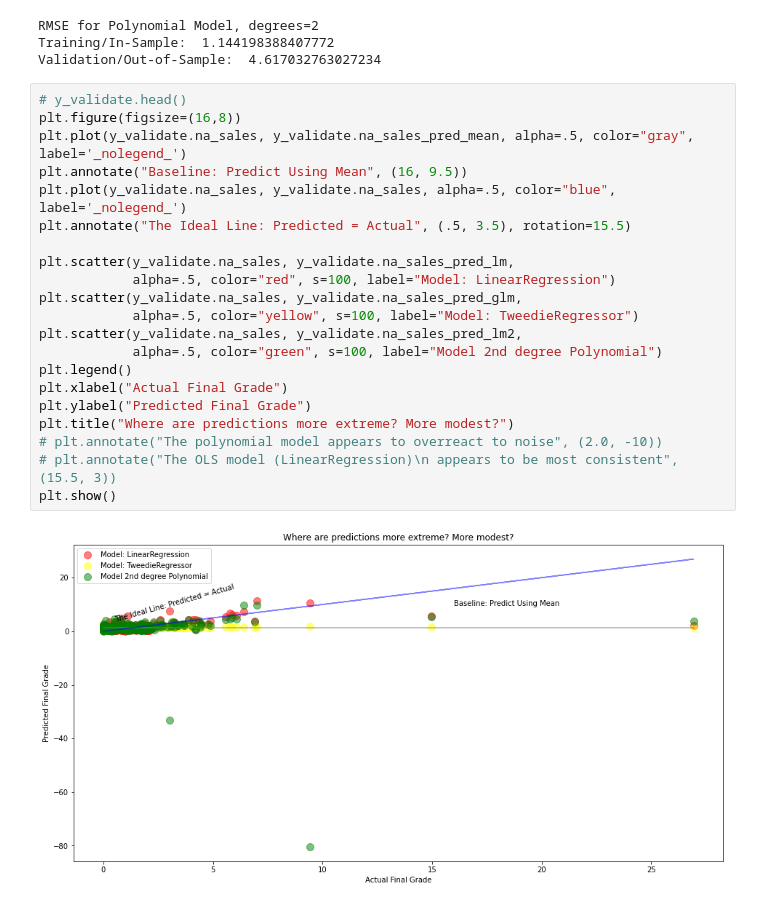
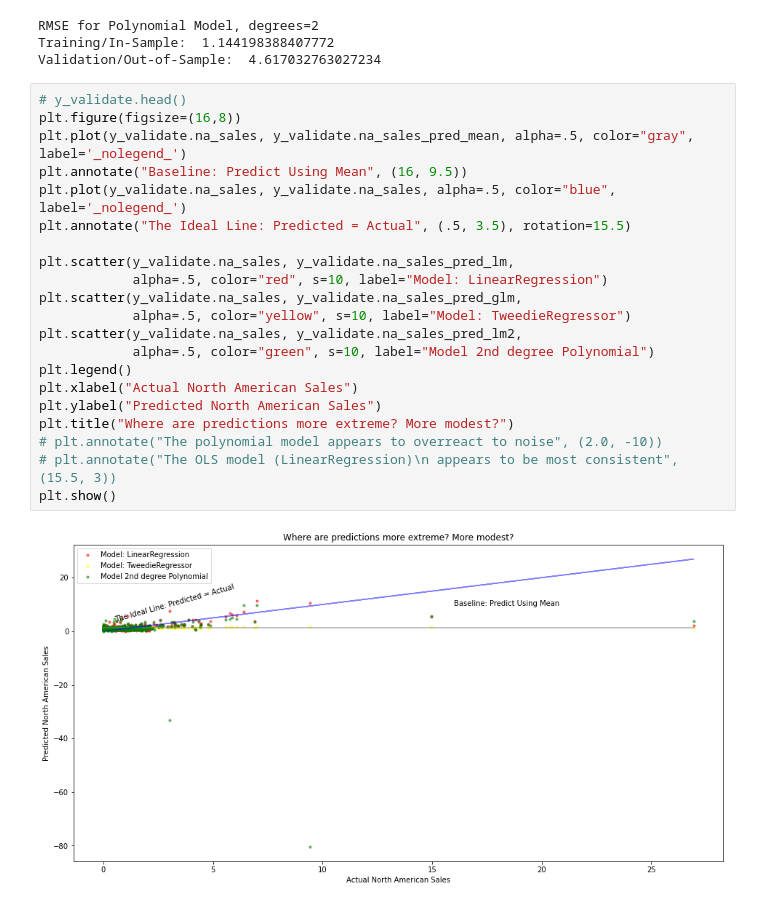
Before and after one commit to brentschriver/press_start, a Jupyter notebook: press-start-workflow.ipynb, the cells around one changed output. Saved outputs shown, nothing was run; the diff lists cells and outputs as text.

```diff
--- a/press-start-workflow.ipynb
+++ b/press-start-workflow.ipynb
@@ -656,23 +658,23 @@ Validation/Out-of-Sample:  4.617032763027234
 # %%
 # y_validate.head()
 plt.figure(figsize=(16,8))
 plt.plot(y_validate.na_sales, y_validate.na_sales_pred_mean, alpha=.5, color="gray", label='_nolegend_')
 plt.annotate("Baseline: Predict Using Mean", (16, 9.5))
 plt.plot(y_validate.na_sales, y_validate.na_sales, alpha=.5, color="blue", label='_nolegend_')
 plt.annotate("The Ideal Line: Predicted = Actual", (.5, 3.5), rotation=15.5)
 
 plt.scatter(y_validate.na_sales, y_validate.na_sales_pred_lm,
-            alpha=.5, color="red", s=100, label="Model: LinearRegression")
+            alpha=.5, color="red", s=10, label="Model: LinearRegression")
 plt.scatter(y_validate.na_sales, y_validate.na_sales_pred_glm,
-            alpha=.5, color="yellow", s=100, label="Model: TweedieRegressor")
+            alpha=.5, color="yellow", s=10, label="Model: TweedieRegressor")
 plt.scatter(y_validate.na_sales, y_validate.na_sales_pred_lm2,
-            alpha=.5, color="green", s=100, label="Model 2nd degree Polynomial")
+            alpha=.5, color="green", s=10, label="Model 2nd degree Polynomial")
 plt.legend()
-plt.xlabel("Actual Final Grade")
-plt.ylabel("Predicted Final Grade")
+plt.xlabel("Actual North American Sales")
+plt.ylabel("Predicted North American Sales")
 plt.title("Where are predictions more extreme? More modest?")
 # plt.annotate("The polynomial model appears to overreact to noise", (2.0, -10))
 # plt.annotate("The OLS model (LinearRegression)\n appears to be most consistent", (15.5, 3))
 plt.show()
 # %% [output]
-[figure, old version]
+[figure, new version]
```
Also changed, not shown: parts of 3 cells of this notebook.
